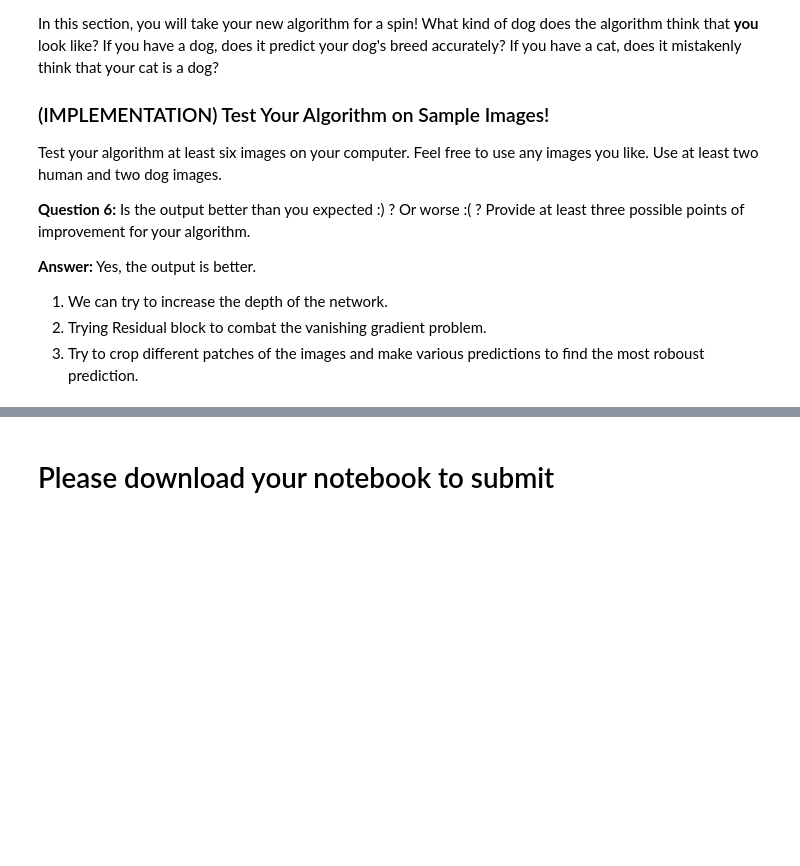
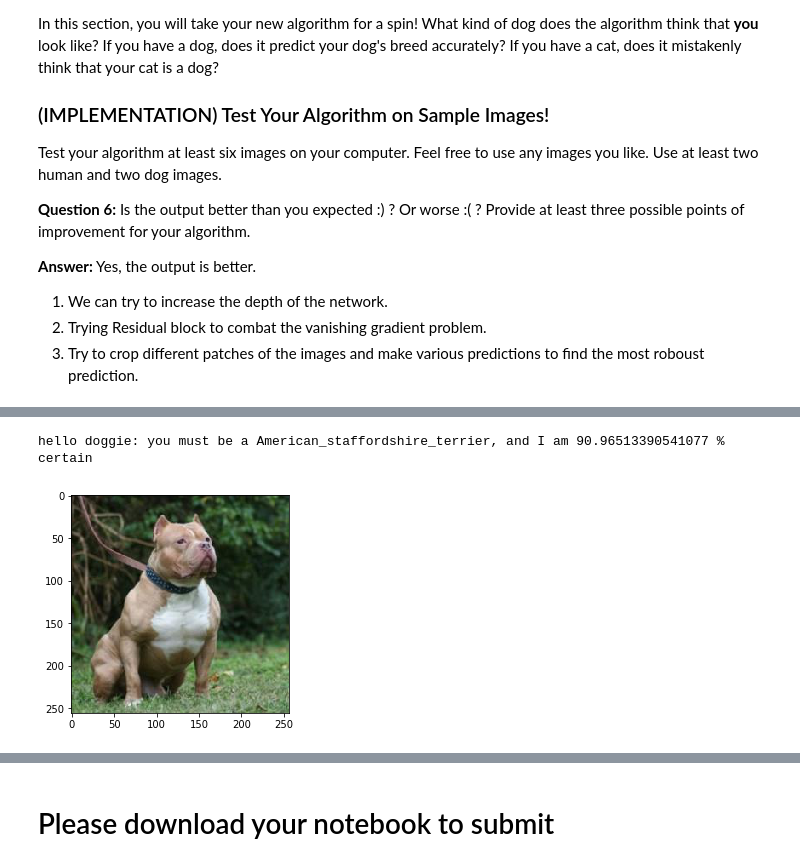
Before and after one commit to mzhejiayu/Udacity-MachineLearning, a Jupyter notebook: Dog_apps/dog_app.ipynb, the cells around one changed output, grey strips where cells are left out. Saved outputs shown, nothing was run; the diff lists cells and outputs as text; code cells hidden in the pictures; blank space fills up the shorter version.

```diff
--- a/Dog_apps/dog_app.ipynb
+++ b/Dog_apps/dog_app.ipynb
@@ -819,0 +807,5 @@ hello doggie: you must be a Bull_terrier, am i right?
+# %%
+detect_human_breed('./images/pitbull.jpg')
+# %% [output]
+hello doggie: you must be a American_staffordshire_terrier, and I am 90.96513390541077 % certain
+[figure, added]
```
Also changed, not shown: parts of 18 cells of this notebook, 2 other files.
